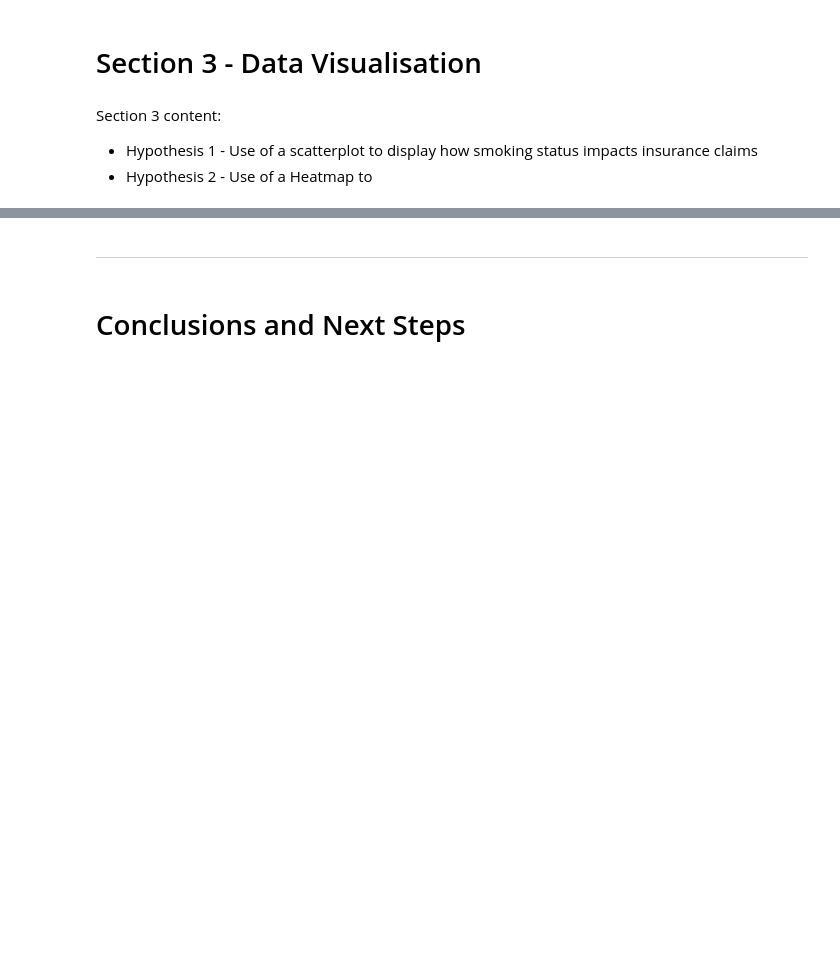
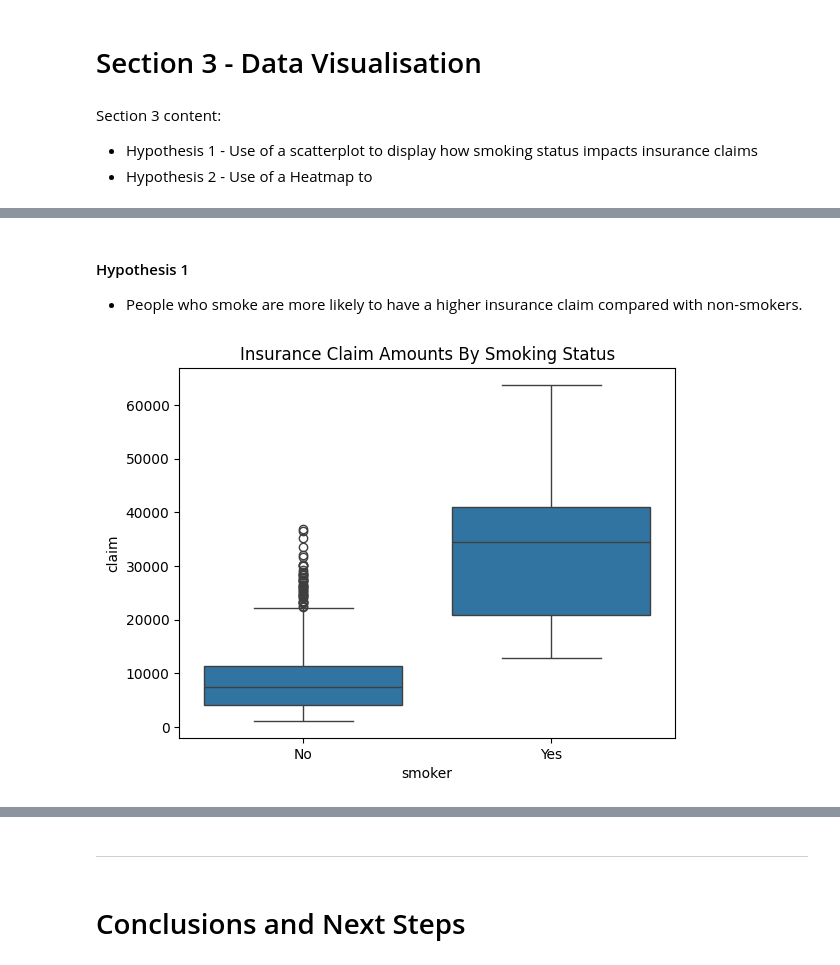
Before and after one commit to renewedspirit/insurance-claim-analysis, a Jupyter notebook: jupyter_notebooks/insurance-claim.ipynb, the cells around one changed output, grey strips where cells are left out. Saved outputs shown, nothing was run; the diff lists cells and outputs as text; code cells hidden in the pictures; blank space fills up the shorter version.

Commit message:
Updated notebook, saved clean data, save chart images

```diff
--- a/jupyter_notebooks/insurance-claim.ipynb
+++ b/jupyter_notebooks/insurance-claim.ipynb
@@ -188,6 +191,6 @@ bins = [0, 18.5, 24.9, 29.9, float('inf')]
 labels = ['Underweight', 'Normal weight', 'Overweight', 'Obese']
 
 # Creating BMI category column from the above bins and labels
-df['BMI_category'] = pd.cut(df['BMI'], bins=bins, labels=labels)
+df['bmi_category'] = pd.cut(df['bmi'], bins=bins, labels=labels)
 
 display(df.head())
@@ -207,0 +260,13 @@ NOTE
+# %% [markdown]
+#### Hypothesis 1
+
+* People who smoke are more likely to have a higher insurance claim compared with non-smokers.
+# %%
+# Visual distribution using box plot showing the relationship between insurance claim and smoking status
+
+sns.boxplot(data=df, x="smoker", y="claim")
+plt.title('Insurance Claim Amounts By Smoking Status')
+plt.savefig('images/smokers_status_claim_boxplot')
+plt.show()
+# %% [output]
+[figure, added]
```
Also changed, not shown: parts of 17 cells of this notebook, 4 other files.
